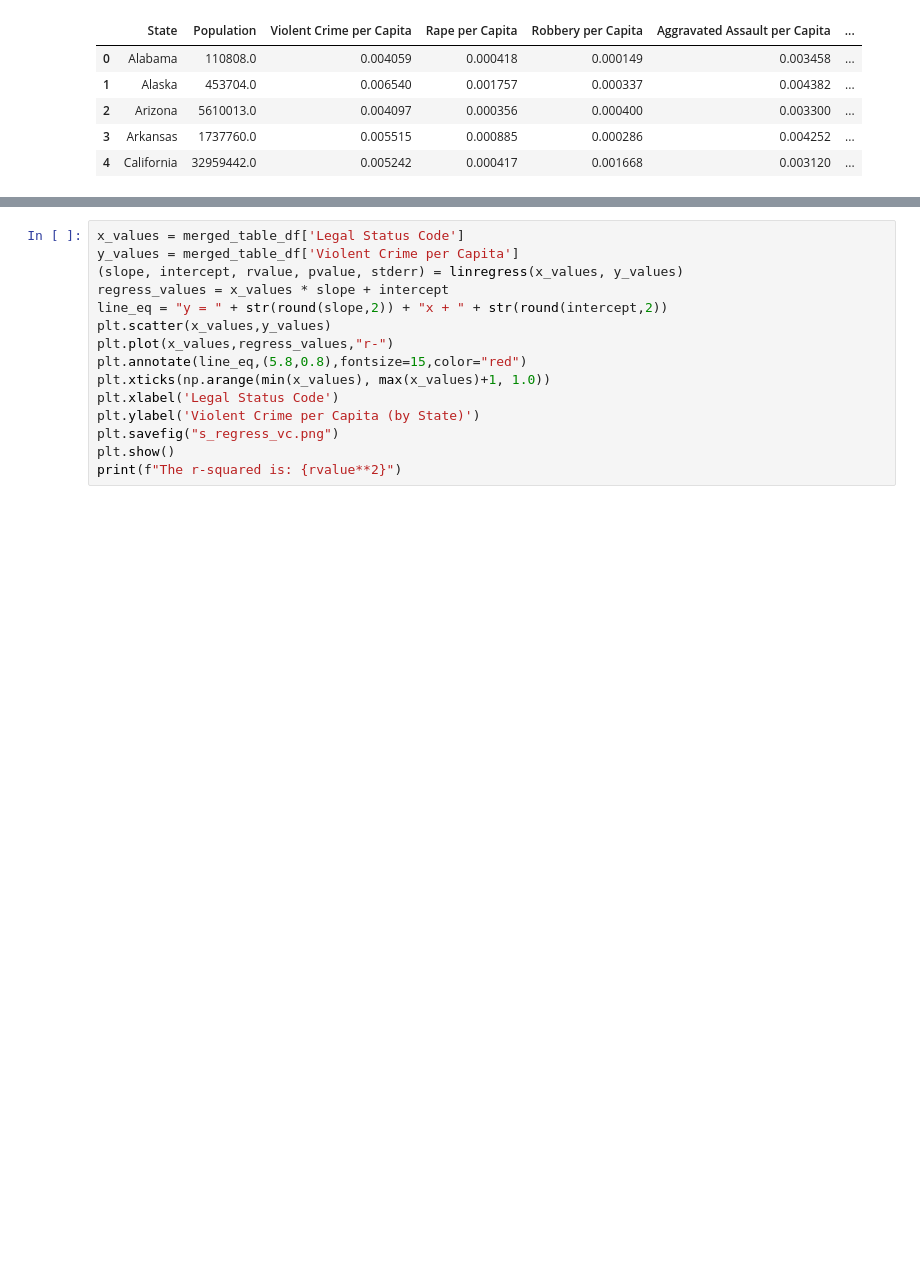
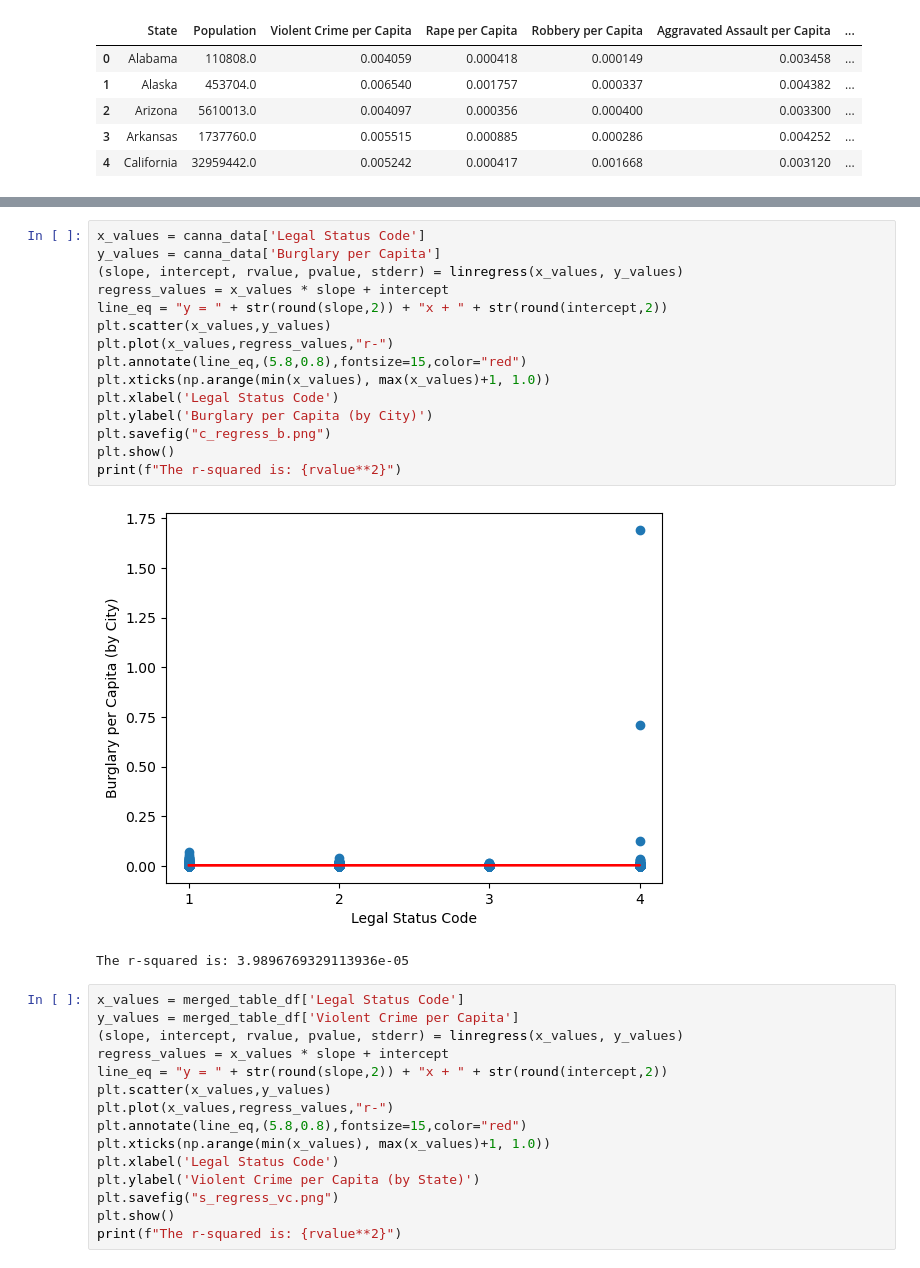
Before and after one commit to NeonOstrich/Crime-and-Cannabis-Legal-Status-Analysis-Team-Project, a Jupyter notebook: Analysis/Data Analysis .ipynb, the cells around one changed output, grey strips where cells are left out. Saved outputs shown, nothing was run; the diff lists cells and outputs as text; blank space fills up the shorter version.

```diff
--- a/Analysis/Data Analysis .ipynb
+++ b/Analysis/Data Analysis .ipynb
@@ -137,3 +156,21 @@ merged_table_df.head()
+# %%
+x_values = canna_data['Legal Status Code']
+y_values = canna_data['Burglary per Capita']
+(slope, intercept, rvalue, pvalue, stderr) = linregress(x_values, y_values)
+regress_values = x_values * slope + intercept
+line_eq = "y = " + str(round(slope,2)) + "x + " + str(round(intercept,2))
+plt.scatter(x_values,y_values)
+plt.plot(x_values,regress_values,"r-")
+plt.annotate(line_eq,(5.8,0.8),fontsize=15,color="red")
+plt.xticks(np.arange(min(x_values), max(x_values)+1, 1.0))
+plt.xlabel('Legal Status Code')
+plt.ylabel('Burglary per Capita (by City)')
+plt.savefig("c_regress_b.png")
+plt.show()
+print(f"The r-squared is: {rvalue**2}")
+# %% [output]
+[figure, added]
+The r-squared is: 3.9896769329113936e-05
 # %%
 x_values = merged_table_df['Legal Status Code']
 y_values = merged_table_df['Violent Crime per Capita']
```
Also changed, not shown: parts of 3 cells of this notebook, 5 other files.
